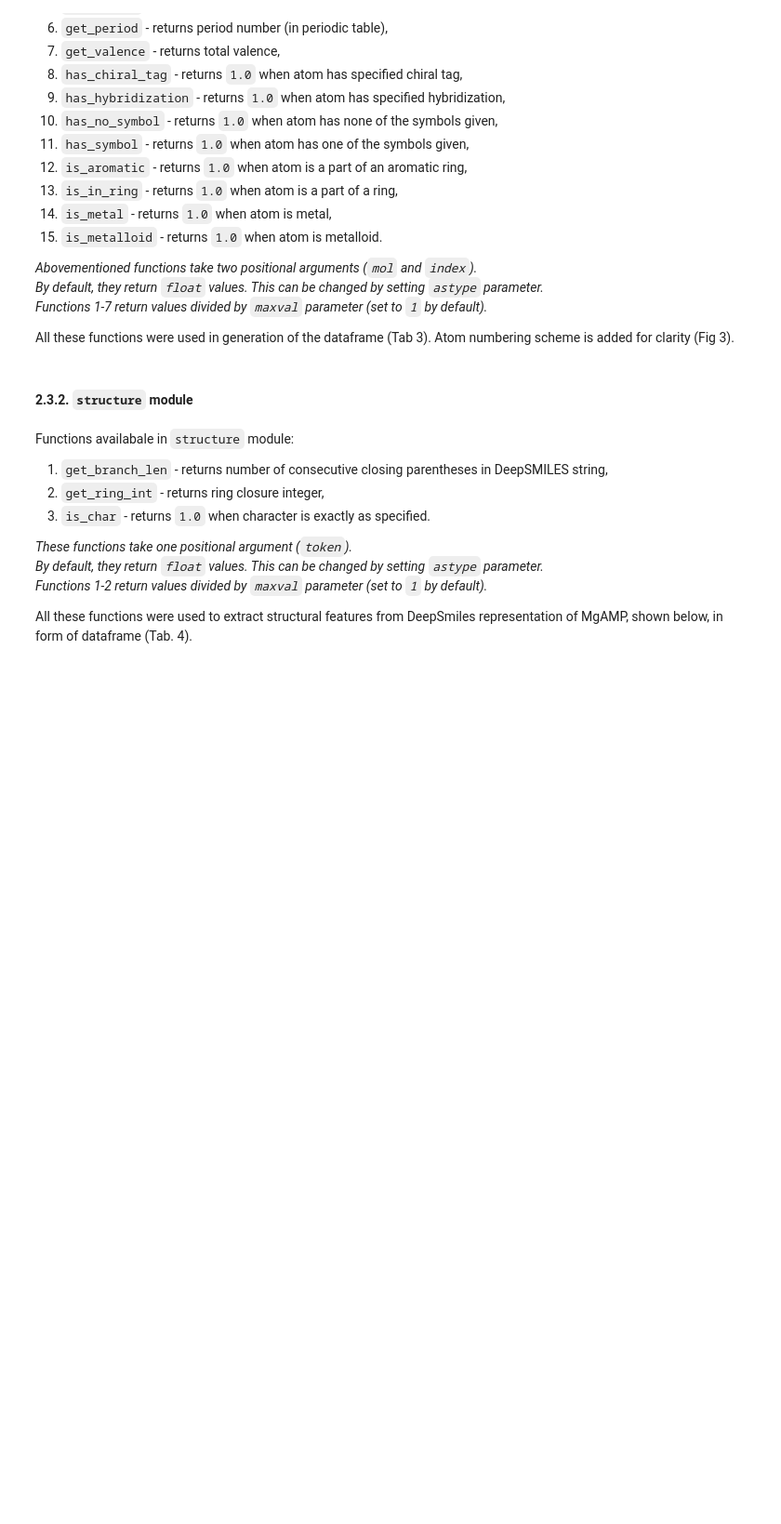
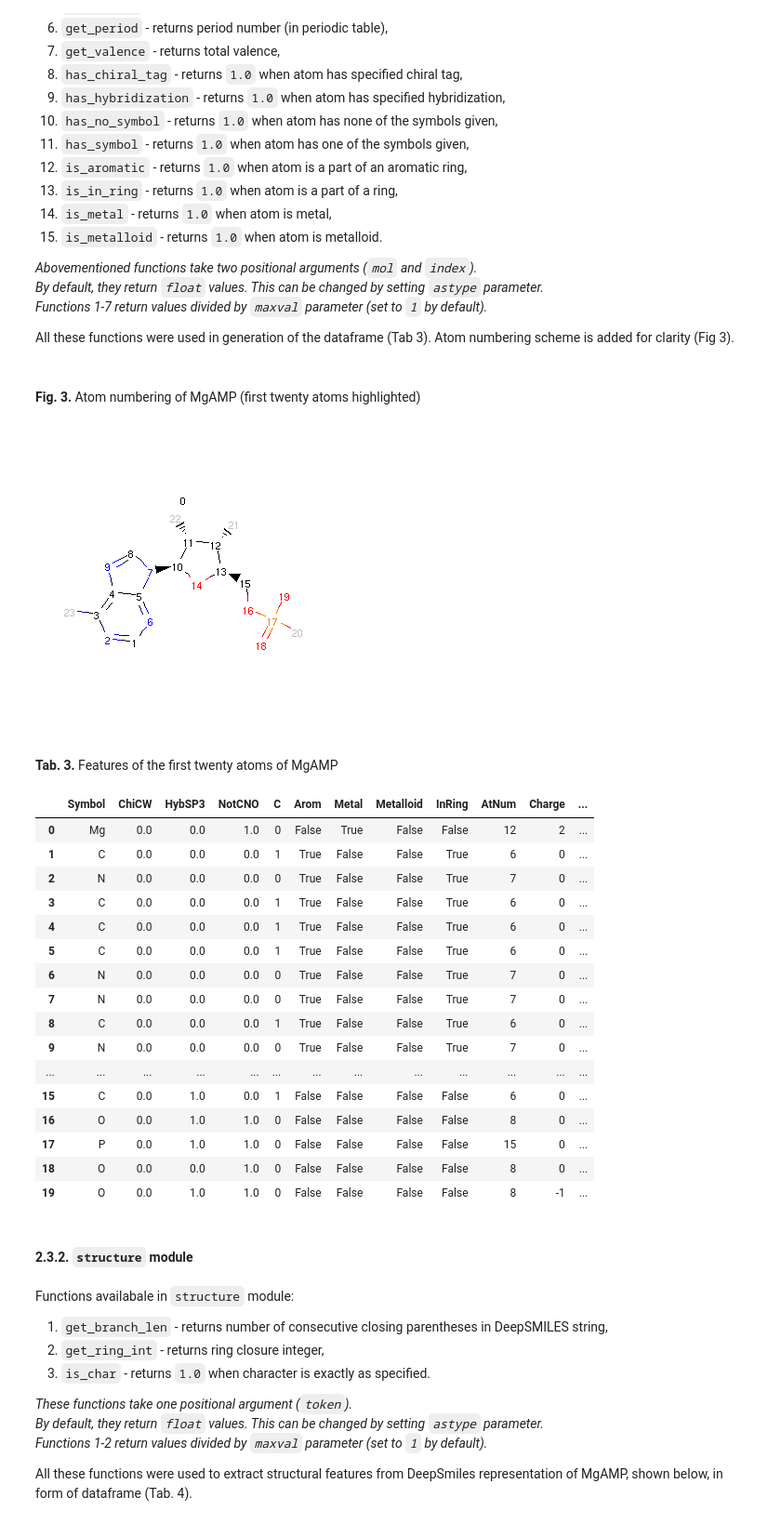
Before and after one commit to mateuszrezler/SMILearn, a Jupyter notebook: demo.ipynb, the cells around one changed output. Shown at 93% size. Saved outputs shown, nothing was run; the diff lists cells and outputs as text; code cells hidden in the pictures; blank space fills up the shorter version.

```diff
--- a/demo.ipynb
+++ b/demo.ipynb
@@ -194,31 +216,52 @@ All these functions were used in generation of the dataframe (Tab 3). Atom numbe
 # %%
 fig(3, 'Atom numbering of MgAMP (first twenty atoms highlighted)')
 molimg(mol, highlightMap=hide_atoms(range(20, 25)), includeAtomNumbers=True)
 tab(3, 'Features of the first twenty atoms of MgAMP')
 atoms = []
 for index in range(20):
     atoms.append([])
     atoms[index].extend([mol.GetAtomWithIdx(index).GetSymbol(),
                          has_chiral_tag('CHI_TETRAHEDRAL_CW')(mol, index),
                          has_hybridization('SP3')(mol, index),
                          has_no_symbol(['C', 'N'], astype=float)(mol, index),
                          has_symbol('C', astype=int)(mol, index),
                          is_aromatic(astype=bool)(mol, index),
                          is_metal(astype=bool)(mol, index),
                          is_metalloid(astype=bool)(mol, index),
                          is_in_ring(astype=bool)(mol, index),
                          get_atomic_num(astype=int)(mol, index),
                          get_charge(astype=int, shift=0)(mol, index),
                          get_degree(maxval=8)(mol, index),
                          get_group(astype=int)(mol, index),
                          get_num_hs(astype=float, maxval=4)(mol, index),
                          get_period(astype=int)(mol, index),
                          get_valence()(mol, index)])
-display(
-    DataFrame(atoms,
-              columns=['Symbol', 'ChiCW', 'HybSP3', 'NotCNO', 'C', 'Arom',
-                       'Metal', 'Metalloid', 'InRing', 'AtNum', 'Charge',
-                       'Degree/8', 'Group', 'NumHs/4', 'Period', 'Valence']))
+display(DataFrame(
+    atoms,
+    columns=['Symbol', 'ChiCW', 'HybSP3', 'NotCNO', 'C', 'Arom',
+             'Metal', 'Metalloid', 'InRing', 'AtNum', 'Charge',
+             'Degree/8', 'Group', 'NumHs/4', 'Period', 'Valence']))
+# %% [output]
+Fig. 3. Atom numbering of MgAMP (first twenty atoms highlighted)
+[figure, added]
+Tab. 3. Features of the first twenty atoms of MgAMP
+|  | Symbol | ChiCW | HybSP3 | NotCNO | C | Arom | Metal | Metalloid | InRing | AtNum | Charge | ... |
+| 0 | Mg | 0.0 | 0.0 | 1.0 | 0 | False | True | False | False | 12 | 2 | ... |
+| 1 | C | 0.0 | 0.0 | 0.0 | 1 | True | False | False | True | 6 | 0 | ... |
+| 2 | N | 0.0 | 0.0 | 0.0 | 0 | True | False | False | True | 7 | 0 | ... |
+| 3 | C | 0.0 | 0.0 | 0.0 | 1 | True | False | False | True | 6 | 0 | ... |
+| 4 | C | 0.0 | 0.0 | 0.0 | 1 | True | False | False | True | 6 | 0 | ... |
+| 5 | C | 0.0 | 0.0 | 0.0 | 1 | True | False | False | True | 6 | 0 | ... |
+| 6 | N | 0.0 | 0.0 | 0.0 | 0 | True | False | False | True | 7 | 0 | ... |
+| 7 | N | 0.0 | 0.0 | 0.0 | 0 | True | False | False | True | 7 | 0 | ... |
+| 8 | C | 0.0 | 0.0 | 0.0 | 1 | True | False | False | True | 6 | 0 | ... |
+| 9 | N | 0.0 | 0.0 | 0.0 | 0 | True | False | False | True | 7 | 0 | ... |
+| ... | ... | ... | ... | ... | ... | ... | ... | ... | ... | ... | ... | ... |
+| 15 | C | 0.0 | 1.0 | 0.0 | 1 | False | False | False | False | 6 | 0 | ... |
+| 16 | O | 0.0 | 1.0 | 1.0 | 0 | False | False | False | False | 8 | 0 | ... |
+| 17 | P | 0.0 | 1.0 | 1.0 | 0 | False | False | False | False | 15 | 0 | ... |
+| 18 | O | 0.0 | 0.0 | 1.0 | 0 | False | False | False | False | 8 | 0 | ... |
+| 19 | O | 0.0 | 1.0 | 1.0 | 0 | False | False | False | False | 8 | -1 | ... |
 # %% [markdown]
 #### 2.3.2. `structure` module
 # %% [markdown]
```
Also changed, not shown: parts of 29 cells of this notebook, 6 other files.
